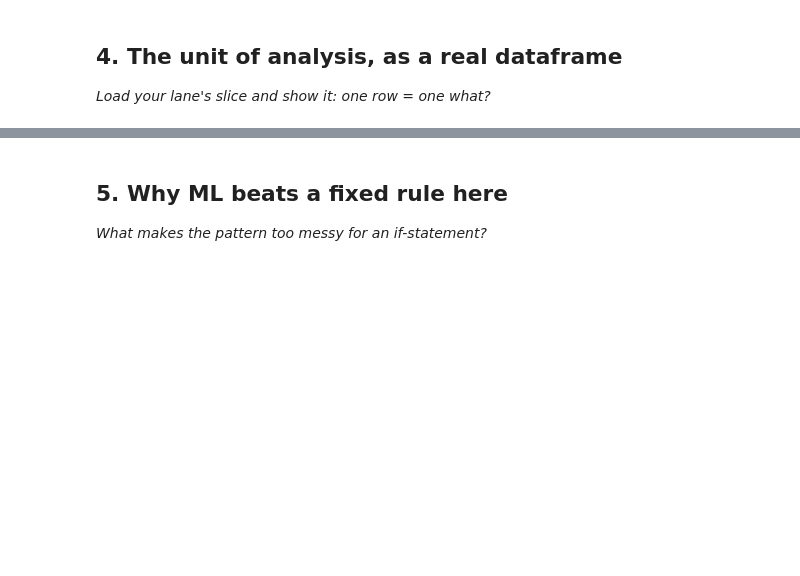
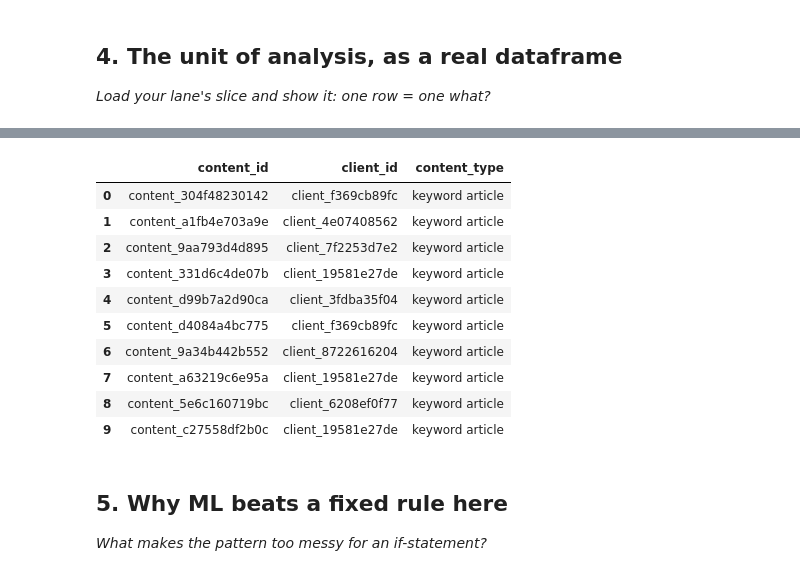
Before and after one commit to dee0742/ML-FlyRank-Task, a Jupyter notebook: work/notebooks/w02_ml_task_framing.ipynb, the cells around one changed output, grey strips where cells are left out. Drawn from its saved outputs; the diff is of its cells as text; code cells hidden in the pictures; blank space fills up the shorter version.

```diff
--- a/work/notebooks/w02_ml_task_framing.ipynb
+++ b/work/notebooks/w02_ml_task_framing.ipynb
@@ -37,3 +81,17 @@ This skeleton is yours to fill. Work the sections **in order** — each one has
+# %%
+df[["content_id", "client_id", "content_type"]].head(10)
+# %% [output]
+|  | content_id | client_id | content_type |
+| 0 | content_304f48230142 | client_f369cb89fc | keyword article |
+| 1 | content_a1fb4e703a9e | client_4e07408562 | keyword article |
+| 2 | content_9aa793d4d895 | client_7f2253d7e2 | keyword article |
+| 3 | content_331d6c4de07b | client_19581e27de | keyword article |
+| 4 | content_d99b7a2d90ca | client_3fdba35f04 | keyword article |
+| 5 | content_d4084a4bc775 | client_f369cb89fc | keyword article |
+| 6 | content_9a34b442b552 | client_8722616204 | keyword article |
+| 7 | content_a63219c6e95a | client_19581e27de | keyword article |
+| 8 | content_5e6c160719bc | client_6208ef0f77 | keyword article |
+| 9 | content_c27558df2b0c | client_19581e27de | keyword article |
 # %% [markdown]
 ## 5. Why ML beats a fixed rule here
 
```
Also changed, not shown: parts of 16 cells of this notebook.
